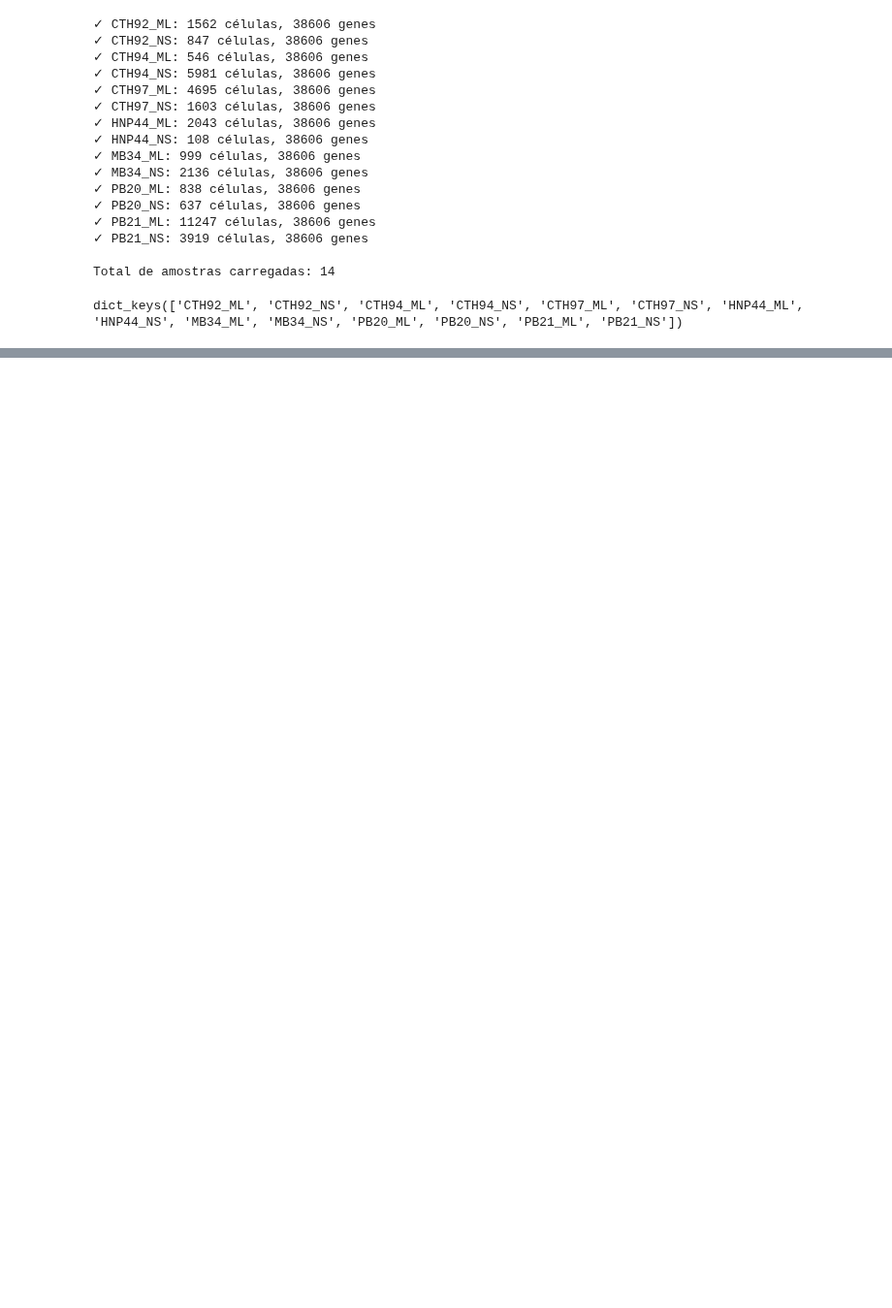
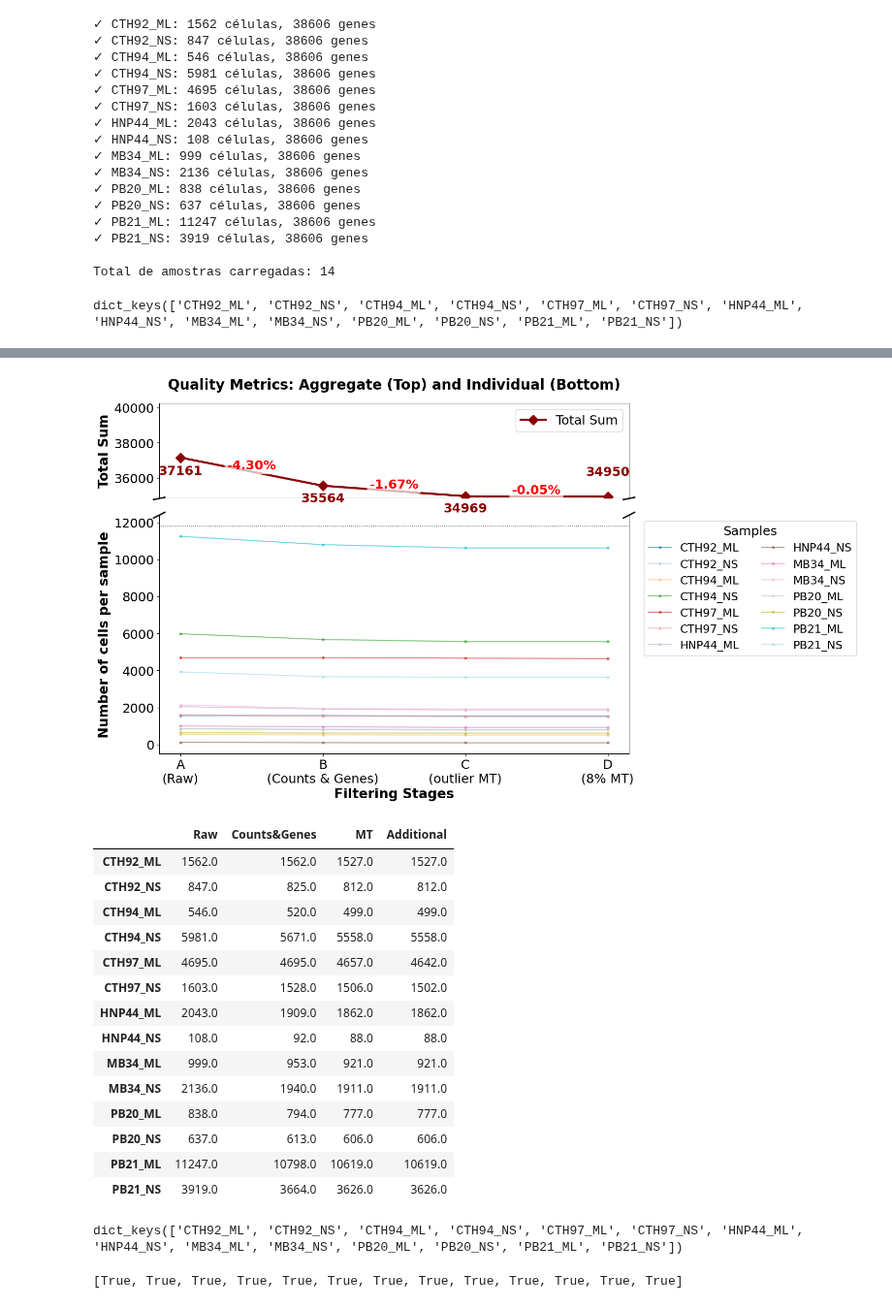
Before and after one commit to pedrovp161/singleCellTaru, a Jupyter notebook: main.ipynb, the cells around one changed output, grey strips where cells are left out. Shown at 97% size. Drawn from its saved outputs; the diff is of its cells as text; code cells hidden in the pictures; blank space fills up the shorter version.

```diff
--- a/main.ipynb
+++ b/main.ipynb
@@ -48,0 +55,7 @@ dict_keys(['CTH92_ML', 'CTH92_NS', 'CTH94_ML', 'CTH94_NS', 'CTH97_ML', 'CTH97_NS
+# %%
+for key in adatas:
+    adata = adatas[key]
+    adata.write_h5ad(os.path.join("data", "raw_h5ad", f"{key}.h5ad"))
+# %%
+path_to_adatas = os.path.join("data", "raw_h5ad")
+adatas_list = [sc.read(os.path.join(path_to_adatas, adata_name)) for adata_name in os.listdir(path_to_adatas)]
@@ -48,0 +101,6 @@ dict_keys(['CTH92_ML', 'CTH92_NS', 'CTH94_ML', 'CTH94_NS', 'CTH97_ML', 'CTH97_NS
+# %%
+import spatools as st
+import scanpy as sc
+import os
+
+adatas: dict = st.read(os.path.join(os.getcwd(), "data", "raw_h5ad"))
@@ -48,0 +142,4 @@ dict_keys(['CTH92_ML', 'CTH92_NS', 'CTH94_ML', 'CTH94_NS', 'CTH97_ML', 'CTH97_NS
+# %%
+import spatools as st
+
+adatas = st.pp.Preprocessing.run("MAD_combined", adatas_dict=adatas, k=5) # TODO change k value in your analysis
@@ -48,0 +501,26 @@ dict_keys(['CTH92_ML', 'CTH92_NS', 'CTH94_ML', 'CTH94_NS', 'CTH97_ML', 'CTH97_NS
+# %%
+preprocessing_quality_metrics(adatas=adatas,
+                              dodge=0.03,
+                              ylabel_bottom="Number of cells per sample",
+                              x_labels=["A\n(Raw)", "B\n(Counts & Genes)", "C\n(outlier MT)", "D\n(8% MT)"])
+# %% [output]
+[figure, added]
+|  | Raw | Counts&Genes | MT | Additional |
+| CTH92_ML | 1562.0 | 1562.0 | 1527.0 | 1527.0 |
+| CTH92_NS | 847.0 | 825.0 | 812.0 | 812.0 |
+| CTH94_ML | 546.0 | 520.0 | 499.0 | 499.0 |
+| CTH94_NS | 5981.0 | 5671.0 | 5558.0 | 5558.0 |
+| CTH97_ML | 4695.0 | 4695.0 | 4657.0 | 4642.0 |
+| CTH97_NS | 1603.0 | 1528.0 | 1506.0 | 1502.0 |
+| HNP44_ML | 2043.0 | 1909.0 | 1862.0 | 1862.0 |
+| HNP44_NS | 108.0 | 92.0 | 88.0 | 88.0 |
+| MB34_ML | 999.0 | 953.0 | 921.0 | 921.0 |
+| MB34_NS | 2136.0 | 1940.0 | 1911.0 | 1911.0 |
+| PB20_ML | 838.0 | 794.0 | 777.0 | 777.0 |
+| PB20_NS | 637.0 | 613.0 | 606.0 | 606.0 |
+| PB21_ML | 11247.0 | 10798.0 | 10619.0 | 10619.0 |
+| PB21_NS | 3919.0 | 3664.0 | 3626.0 | 3626.0 |
+# %%
+adatas.keys()
+# %% [output]
+dict_keys(['CTH92_ML', 'CTH92_NS', 'CTH94_ML', 'CTH94_NS', 'CTH97_ML', 'CTH97_NS', 'HNP44_ML', 'HNP44_NS', 'MB34_ML', 'MB34_NS', 'PB20_ML', 'PB20_NS', 'PB21_ML', 'PB21_NS'])
@@ -48,0 +538,4 @@ dict_keys(['CTH92_ML', 'CTH92_NS', 'CTH94_ML', 'CTH94_NS', 'CTH97_ML', 'CTH97_NS
+# %%
+[i for i in adatas["CTH92_ML"].var["mt"] if i]
+# %% [output]
+[True, True, True, True, True, True, True, True, True, True, True, True, True]
```
Also changed, not shown: parts of 17 cells of this notebook, 1 other file.
